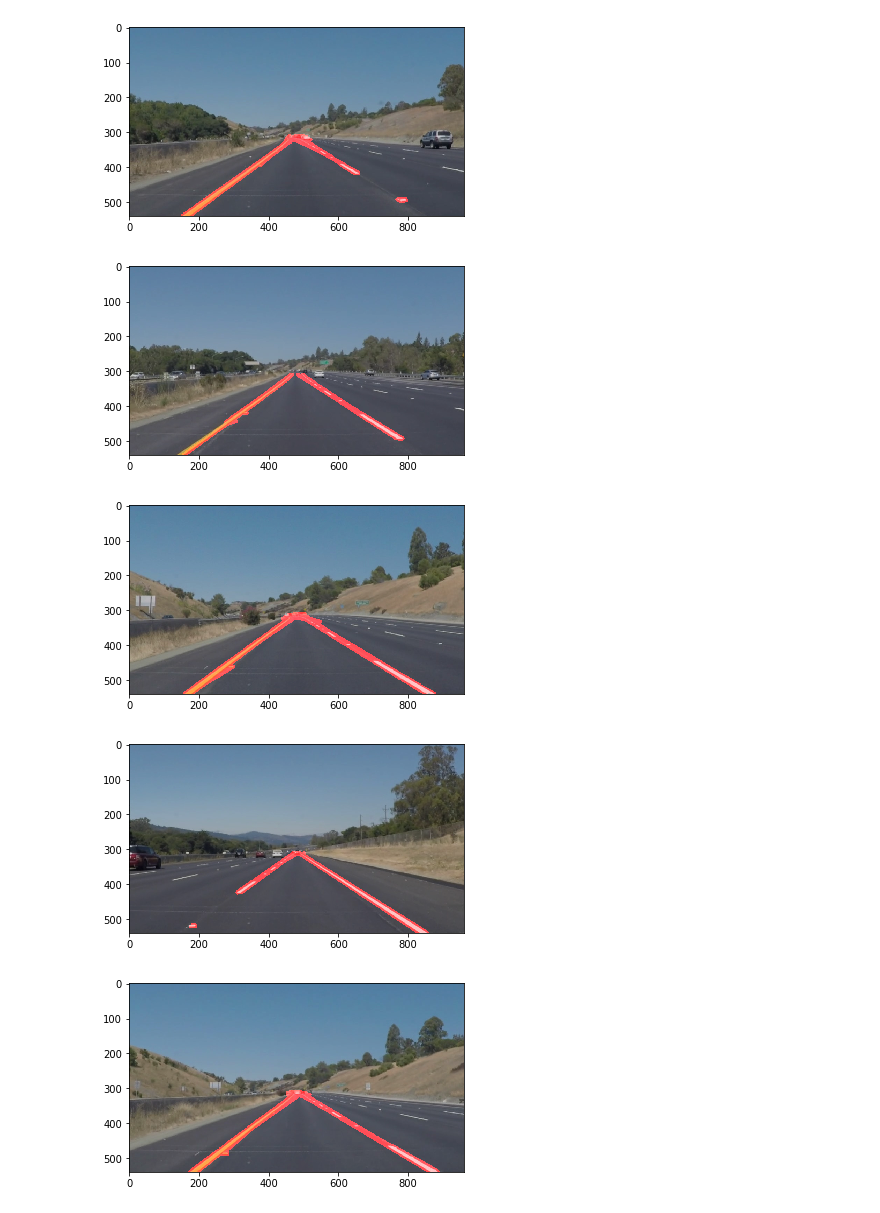
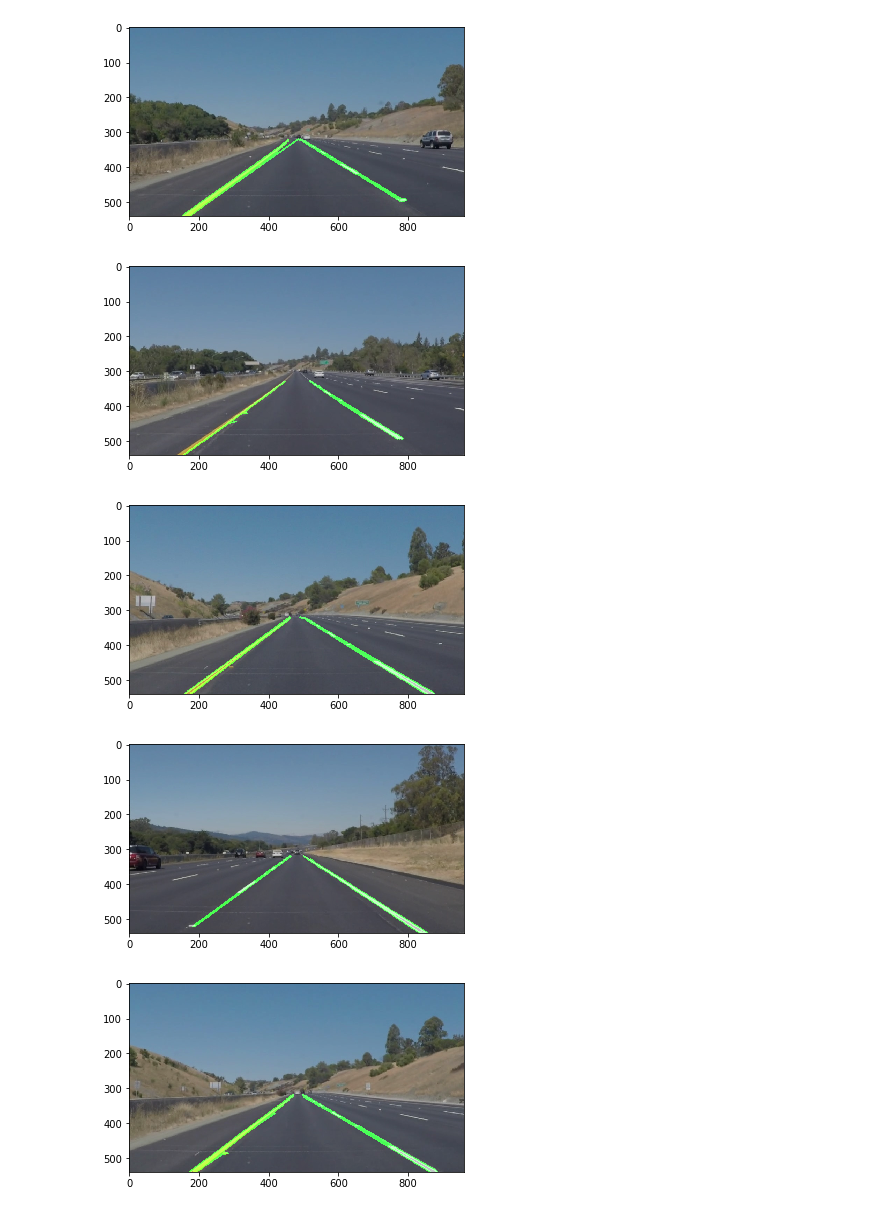
Before and after one commit to juanlvo/CarND-LaneLines-P1, a Jupyter notebook: LaneLinesDetectorListOfImages.ipynb, the cells around one changed output. Drawn from its saved outputs; the diff is of its cells as text; code cells hidden in the pictures.

Commit message:
video already running with issues of quality on the lines

```diff
--- a/LaneLinesDetectorListOfImages.ipynb
+++ b/LaneLinesDetectorListOfImages.ipynb
@@ -46,39 +46,6 @@ def region_of_interest(img, vertices):
     masked_image = cv2.bitwise_and(img, mask)
     return masked_image
 
-def hough_lines(img, rho, theta, threshold, min_line_len, max_line_gap):
-    """
-    `img` should be the output of a Canny transform.
-
-    Returns an image with hough lines drawn.
-    """
-    lines = cv2.HoughLinesP(img, rho, theta, threshold, np.array([]), minLineLength=min_line_len, maxLineGap=max_line_gap)
-    line_img = np.zeros((img.shape[0], img.shape[1], 3), dtype=np.uint8)
-    draw_lines(line_img, lines)
-    return line_img
-
-def draw_lines(img, lines, color=[255, 0, 0], thickness=2):
-    """
-    NOTE: this is the function you might want to use as a starting point once you want to
-    average/extrapolate the line segments you detect to map out the full
-    extent of the lane (going from the result shown in raw-lines-example.mp4
-    to that shown in P1_example.mp4).
-
-    Think about things like separating line segments by their
-    slope ((y2-y1)/(x2-x1)) to decide which segments are part of the left
-    line vs. the right line.  Then, you can average the position of each of
-    the lines and extrapolate to the top and bottom of the lane.
-
-    This function draws `lines` with `color` and `thickness`.
-    Lines are drawn on the image inplace (mutates the image).
-    If you want to make the lines semi-transparent, think about combining
-    this function with the weighted_img() function below
-    """
-    for line in lines:
-        for x1,y1,x2,y2 in line:
-            cv2.line(img, (x1, y1), (x2, y2), color, thickness)
-    return img
-
 def weighted_img(img, initial_img, α=0.8, β=1., λ=0.):
     """
     `img` is the output of the hough_lines(), An image with lines drawn on it.
@@ -111,39 +78,39 @@ for file_name in test_images:
     high_threshold = 255
     edges = canny(blur_gray, low_threshold, high_threshold)
 
     # This time we are defining a four sided polygon to mask
     imshape = image.shape
-    vertices = np.array([[(150, imshape[0]),(460, 310), (500, 310), (imshape[1], imshape[0])]], dtype=np.int32)
+    vertices = np.array([[(150, imshape[0]),(460, 320), (500, 320), (imshape[1], imshape[0])]], dtype=np.int32)
     masked_edges = region_of_interest(edges, vertices)
 
     # Define the Hough transform parameters
     # Make a blank the same size as our image to draw on
     rho = 1 # distance resolution in pixels of the Hough grid
     theta = np.pi/180 # angular resolution in radians of the Hough grid
     threshold = 10     # minimum number of votes (intersections in Hough grid cell)
-    min_line_length = 5 #minimum number of pixels making up a line
-    max_line_gap = 100    # maximum gap in pixels between connectable line segments
+    min_line_length = 1 #minimum number of pixels making up a line
+    max_line_gap = 200    # maximum gap in pixels between connectable line segments
     line_image = np.copy(image)*0 # creating a blank to draw lines on
 
     # Run Hough on edge detected image
     # Output "lines" is an array containing endpoints of detected line segments
     lines = cv2.HoughLinesP(masked_edges, rho, theta, threshold, np.array([]), min_line_length, max_line_gap)
 
     # Iterate over the output "lines" and draw lines on a blank image
     for line in lines:
         for x1,y1,x2,y2 in line:
-            cv2.line(line_image,(x1,y1),(x2,y2),(255,0,0),10)
+            cv2.line(line_image,(x1,y1),(x2,y2),(0,255,0),3)
 
     # Create a "color" binary image to combine with line image
     color_edges = np.dstack((edges, edges, edges))
 
     # Draw the lines on the edge image
     lines_edges = weighted_img(line_image, image, 0.8, 1., 0.)
     plt.figure()
     plt.imshow(lines_edges)
 # %% [output]
-[figure, old version]
+[figure, new version]
-[figure, old version]
+[figure, new version]
-[figure, old version]
+[figure, new version]
-[figure, old version]
+[figure, new version]
-[figure, old version]
+[figure, new version]
```
Also changed, not shown: parts of 1 cell of this notebook, 2 other files.
